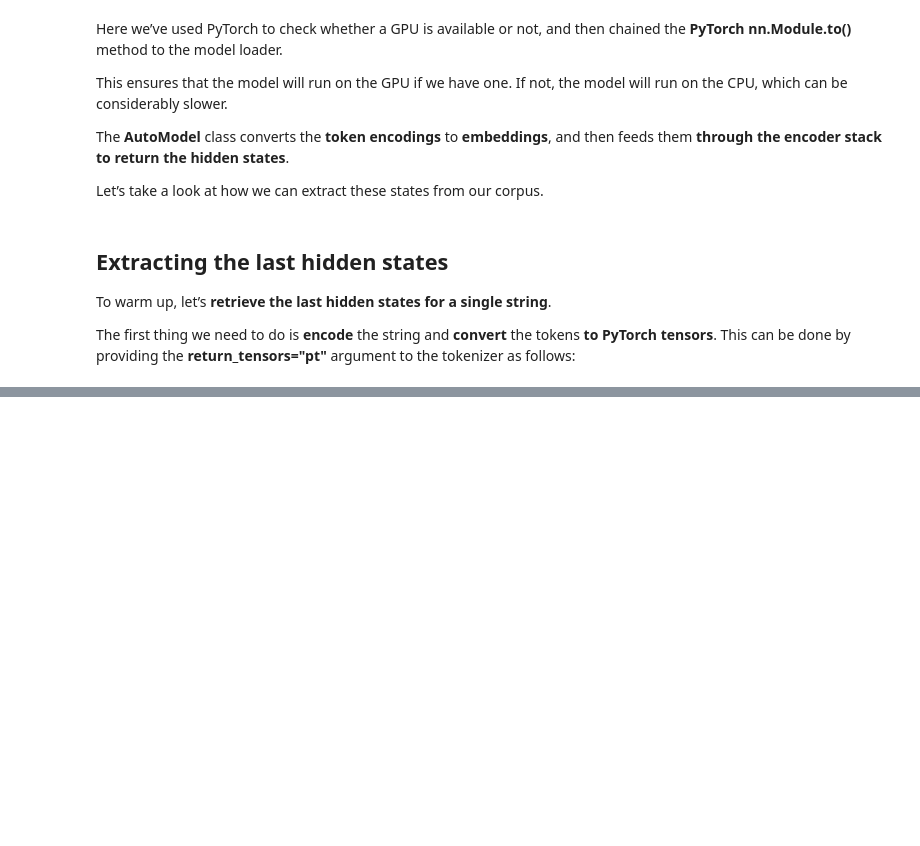
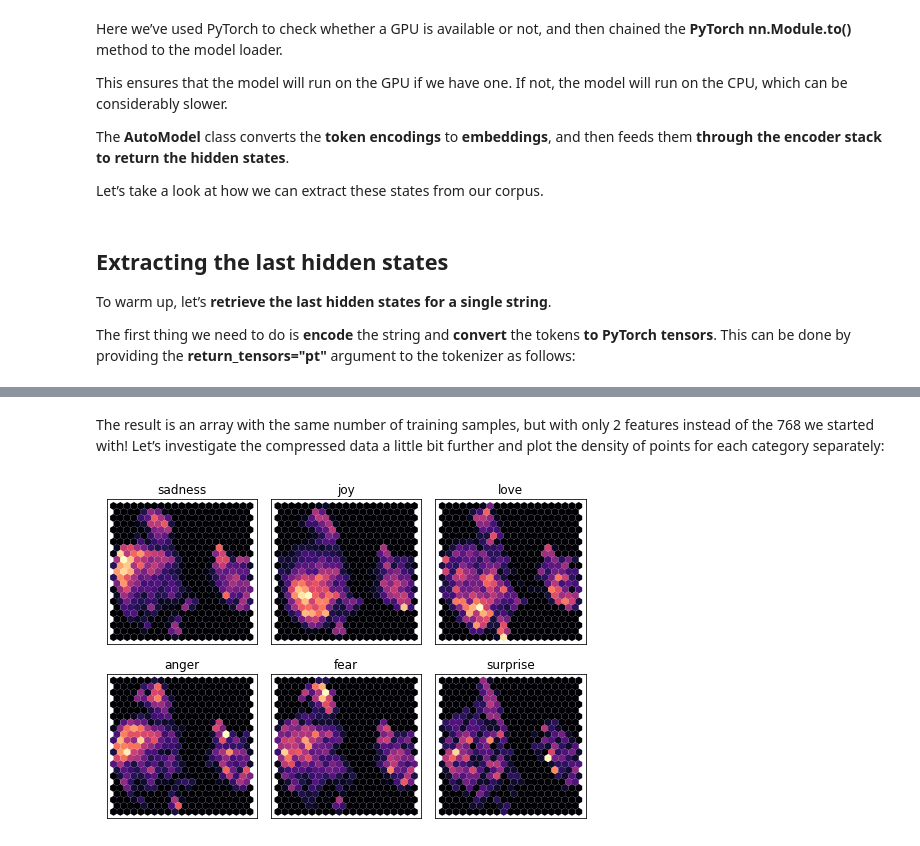
Before and after one commit to jezdaviesrepo/nlp, a Jupyter notebook: text_to_tokens.ipynb, the cells around one changed output, grey strips where cells are left out. Saved outputs shown, nothing was run; the diff lists cells and outputs as text; code cells hidden in the pictures; blank space fills up the shorter version.

```diff
--- a/text_to_tokens.ipynb
+++ b/text_to_tokens.ipynb
@@ -245,0 +299,5 @@ inputs
+# %%
+# Since our model expects tensors as inputs, the next thing to do is convert the input_ids and
+# attention_mask columns to the "torch" format, as follows:
+emotions_encoded.set_format("torch", columns=["input_ids", "attention_mask", "label"])
+emotions_encoded
@@ -245,0 +319,3 @@ inputs
+# %%
+# We can then go ahead and extract the hidden states across all splits in one go:
+emotions_hidden = emotions_encoded.map(extract_hidden_states, batched=True)
@@ -245,0 +350,6 @@ inputs
+# %%
+X_train = np.array(emotions_hidden["train"]["hidden_state"])
+X_valid = np.array(emotions_hidden["validation"]["hidden_state"])
+y_train = np.array(emotions_hidden["train"]["label"])
+y_valid = np.array(emotions_hidden["validation"]["label"])
+X_train.shape, X_valid.shape
@@ -245,0 +376,12 @@ inputs
+# %%
+# Scale features to [0,1]
+X_scaled = MinMaxScaler().fit_transform(X_train)
+
+# Initialize and fit UMAP
+mapper = UMAP(n_components=2, metric="cosine").fit(X_scaled)
+
+# Create a DataFrame of 2D embeddings
+df_emb = pd.DataFrame(mapper.embedding_, columns=["X", "Y"])
+
+df_emb["label"] = y_train
+df_emb.head()
@@ -245,0 +395,21 @@ inputs
+# %% [markdown]
+The result is an array with the same number of training samples, but with only 2 features instead of the 768 we started with! Let’s investigate the compressed data a little bit further and plot the density of points for each category separately:
+# %%
+import matplotlib.pyplot as plt
+
+fig, axes = plt.subplots(2, 3, figsize=(7,5))
+axes = axes.flatten()
+
+cmaps = ["magma", "magma", "magma", "magma", "magma", "magma"]
+labels = emotions["train"].features["label"].names
+
+for i, (label, cmap) in enumerate(zip(labels, cmaps)):
+    df_emb_sub = df_emb.query(f"label == {i}")
+    axes[i].hexbin(df_emb_sub["X"], df_emb_sub["Y"], cmap=cmap, gridsize=20, linewidths=(0,))
+    axes[i].set_title(label)
+    axes[i].set_xticks([]), axes[i].set_yticks([])
+
+plt.tight_layout()
+plt.show()
+# %% [output]
+[figure, added]
```
Also changed, not shown: parts of 36 cells of this notebook.
